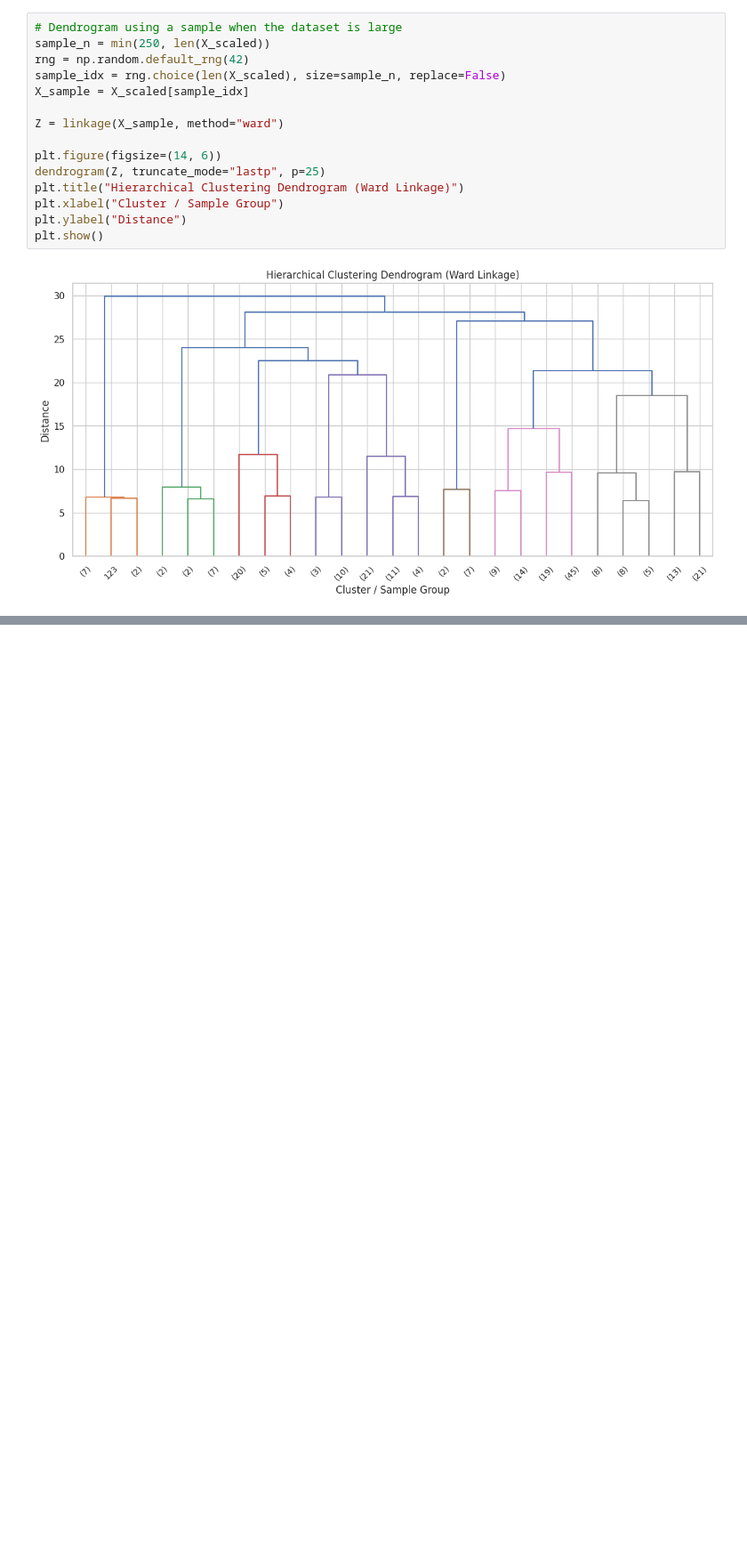
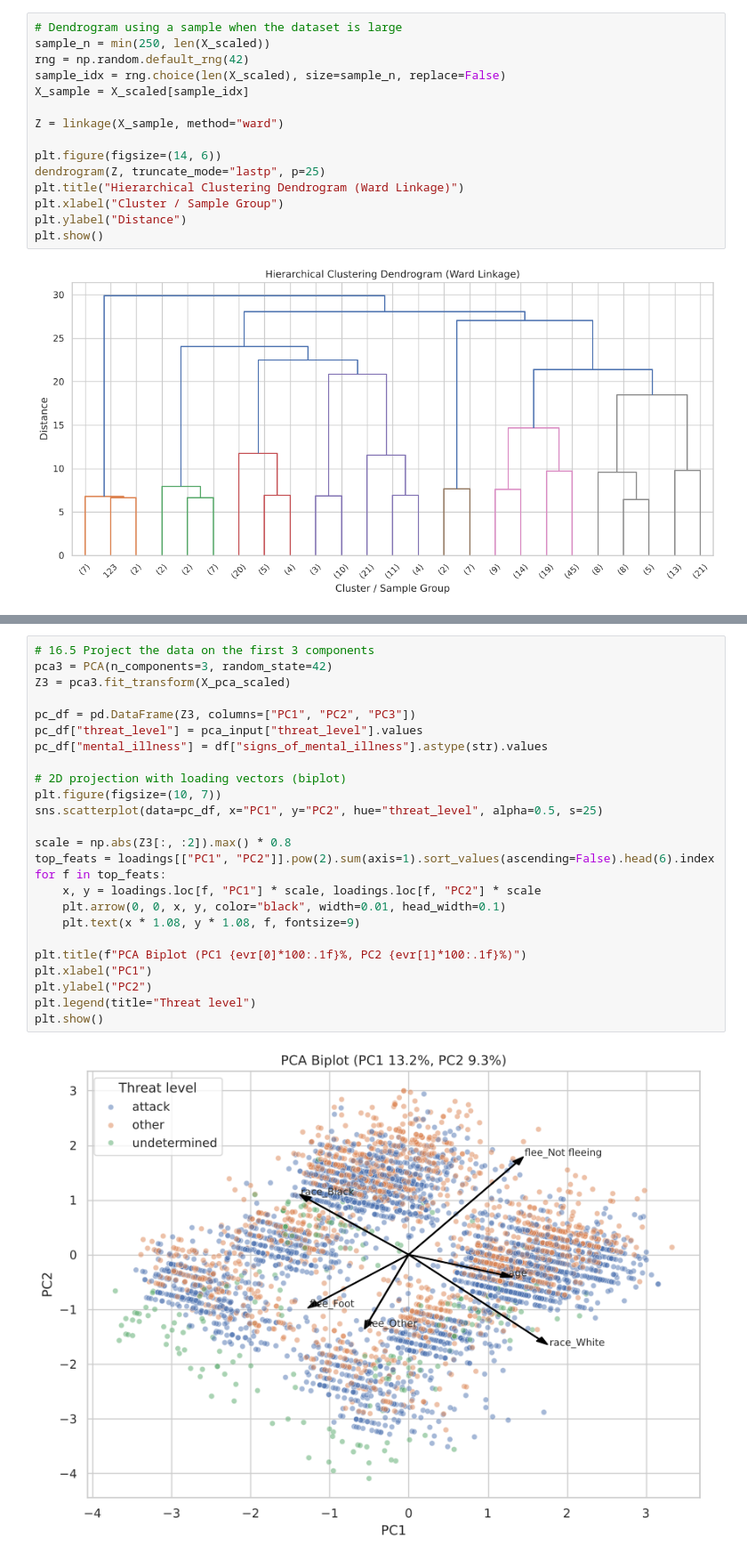
Before and after one commit to Ruchika0912/BCSE331L-EDA-Course-Project, a Jupyter notebook: EDA_Project_Ruchika_Tuteja.ipynb, the cells around one changed output, grey strips where cells are left out. Shown at 89% size. Saved outputs shown, nothing was run; the diff lists cells and outputs as text; blank space fills up the shorter version.

```diff
--- a/EDA_Project_Ruchika_Tuteja.ipynb
+++ b/EDA_Project_Ruchika_Tuteja.ipynb
@@ -534,0 +663,27 @@ The project demonstrates a complete EDA workflow on the assigned shootings datas
+# %%
+# 16.5 Project the data on the first 3 components
+pca3 = PCA(n_components=3, random_state=42)
+Z3 = pca3.fit_transform(X_pca_scaled)
+
+pc_df = pd.DataFrame(Z3, columns=["PC1", "PC2", "PC3"])
+pc_df["threat_level"] = pca_input["threat_level"].values
+pc_df["mental_illness"] = df["signs_of_mental_illness"].astype(str).values
+
+# 2D projection with loading vectors (biplot)
+plt.figure(figsize=(10, 7))
+sns.scatterplot(data=pc_df, x="PC1", y="PC2", hue="threat_level", alpha=0.5, s=25)
+
+scale = np.abs(Z3[:, :2]).max() * 0.8
+top_feats = loadings[["PC1", "PC2"]].pow(2).sum(axis=1).sort_values(ascending=False).head(6).index
+for f in top_feats:
+    x, y = loadings.loc[f, "PC1"] * scale, loadings.loc[f, "PC2"] * scale
+    plt.arrow(0, 0, x, y, color="black", width=0.01, head_width=0.1)
+    plt.text(x * 1.08, y * 1.08, f, fontsize=9)
+
+plt.title(f"PCA Biplot (PC1 {evr[0]*100:.1f}%, PC2 {evr[1]*100:.1f}%)")
+plt.xlabel("PC1")
+plt.ylabel("PC2")
+plt.legend(title="Threat level")
+plt.show()
+# %% [output]
+[figure, added]
```
Also changed, not shown: parts of 31 cells of this notebook, 2 other files.
